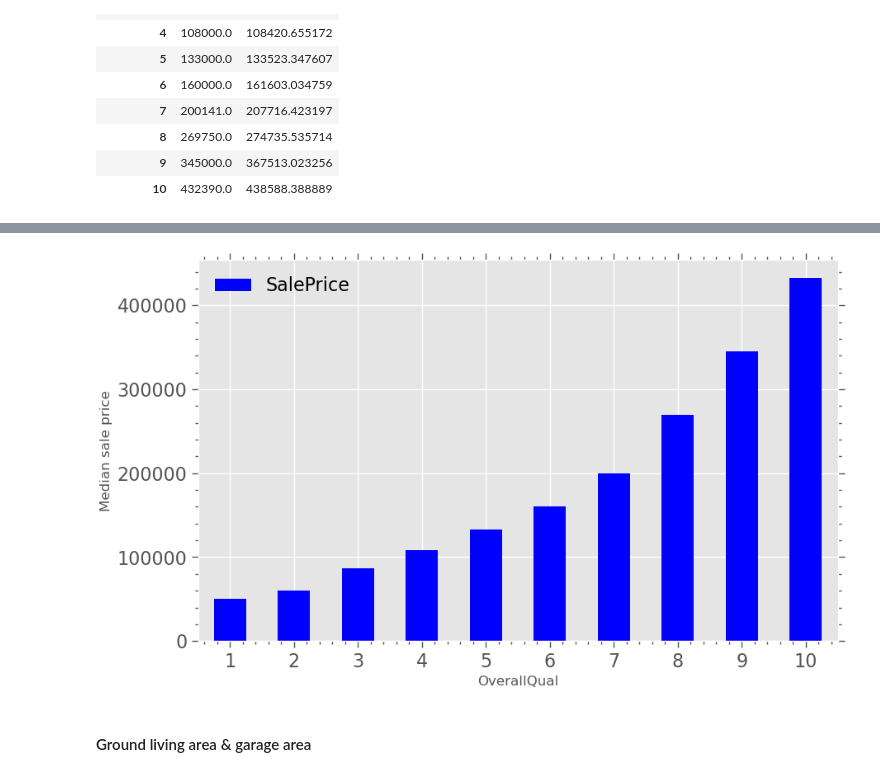
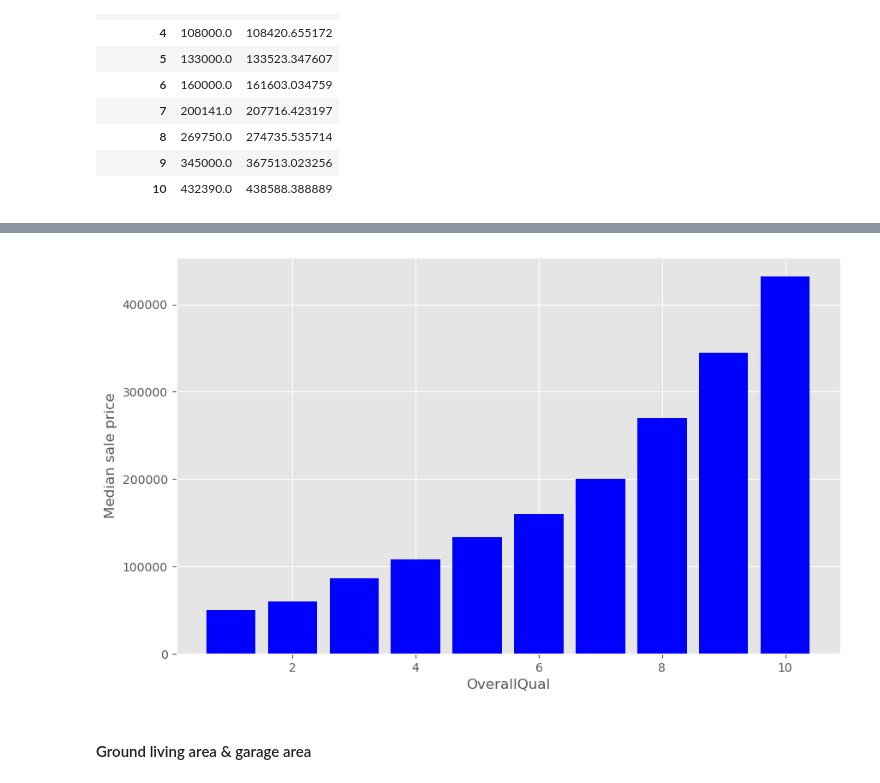
Before and after one commit to darrenjscott/kaggle_comps, a Jupyter notebook: house_prices/house_prices.ipynb, the cells around one changed output, grey strips where cells are left out. Saved outputs shown, nothing was run; the diff lists cells and outputs as text; code cells hidden in the pictures.

```diff
--- a/house_prices/house_prices.ipynb
+++ b/house_prices/house_prices.ipynb
@@ -230,11 +242,11 @@ overallQual_pivot
 # %%
-overallQual_pivot.plot(kind='bar', color='blue')
+plt.bar(x=overallQual_pivot.index.values , height=overallQual_pivot['median']['SalePrice'], color='blue')
 plt.xlabel('OverallQual')
 plt.ylabel('Median sale price')
 plt.xticks(rotation=0)
 plt.show()
 # %% [output]
-[figure, old version]
+[figure, new version]
 # %% [markdown]
 #### Ground living area & garage area
 # %%
```
Also changed, not shown: parts of 11 cells of this notebook.
